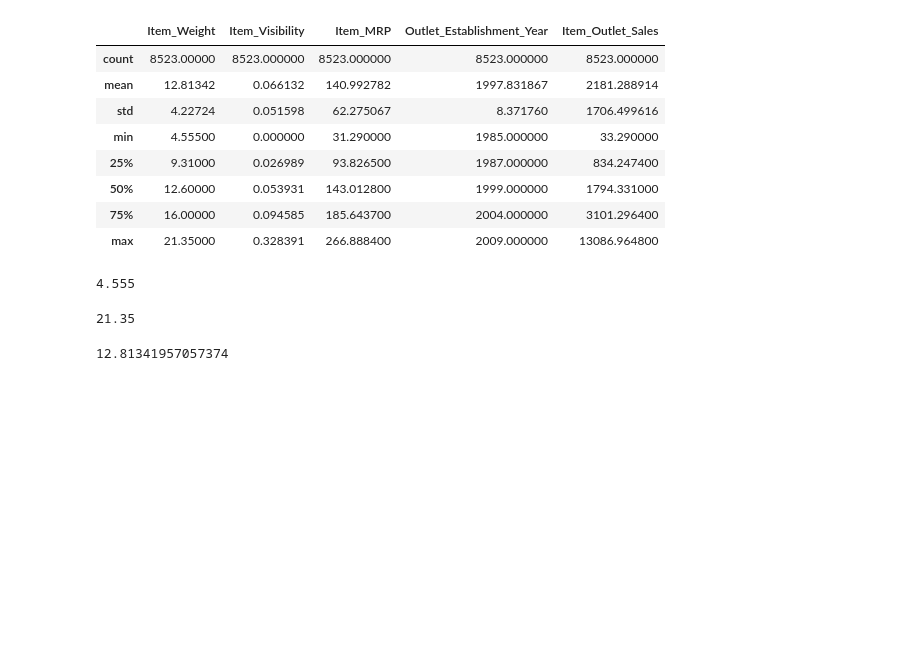
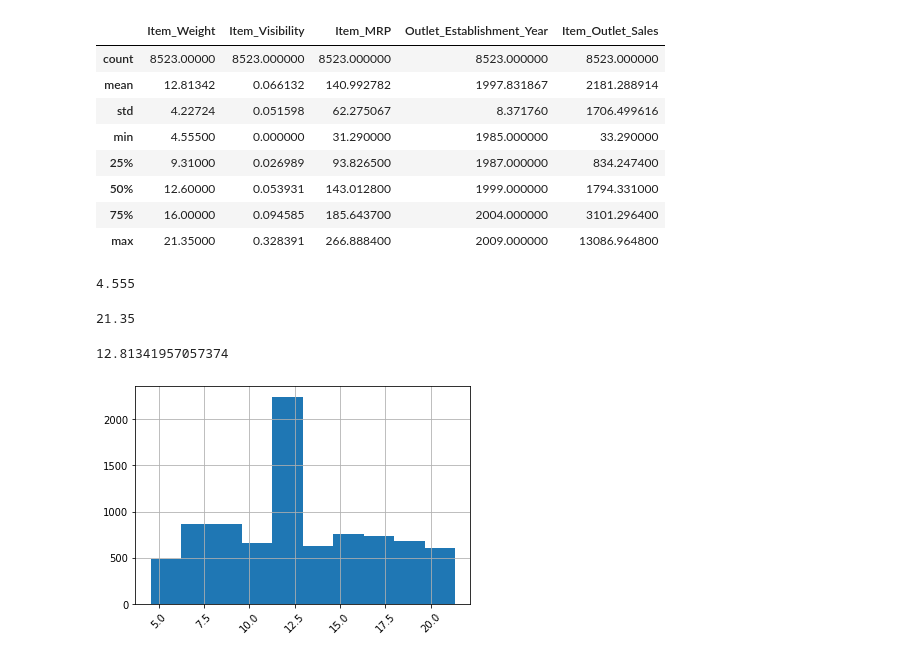
Before and after one commit to cristiank1038/predicciones-ventas-alimenticias, a Jupyter notebook: Actividad_sales_predictions.ipynb, the cells around one changed output. Cells and saved outputs as stored; diff of their text form; code cells hidden in the pictures; blank space fills up the shorter version.

```diff
--- a/Actividad_sales_predictions.ipynb
+++ b/Actividad_sales_predictions.ipynb
@@ -269,0 +275,7 @@ df['Item_Weight'].mean()
+# %%
+"""Un histograma es un resumen de la variación en una variable medida. Muestra el número de ejemplos que ocurren en una categoría. Un histograma es un tipo de distribución de frecuencia."""
+df['Item_Weight'].hist()
+plt.xticks(rotation = 45)
+plt.ticklabel_format(useOffset=False, style='plain')
+# %% [output]
+[figure, added]
```
Also changed, not shown: parts of 6 cells of this notebook.
